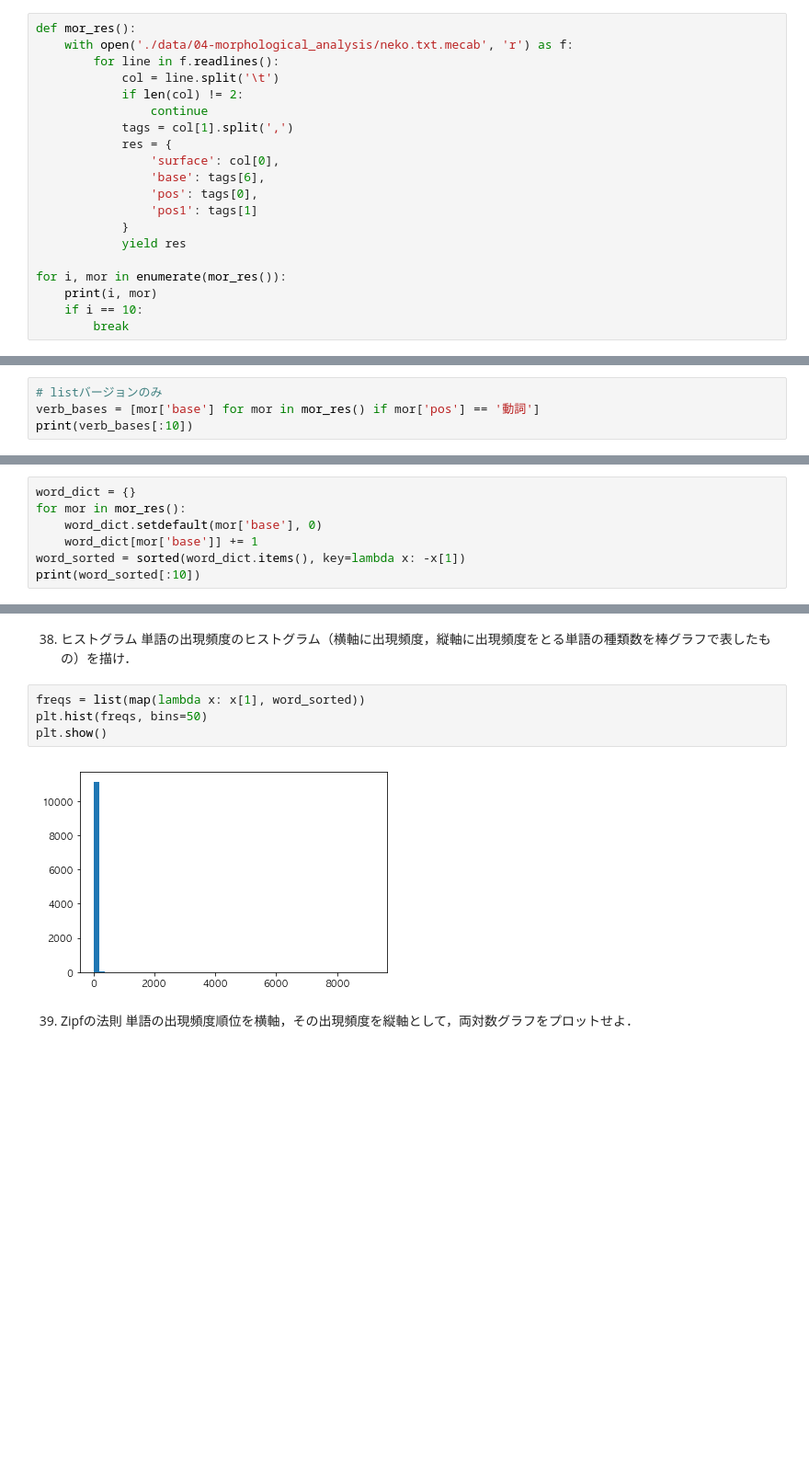
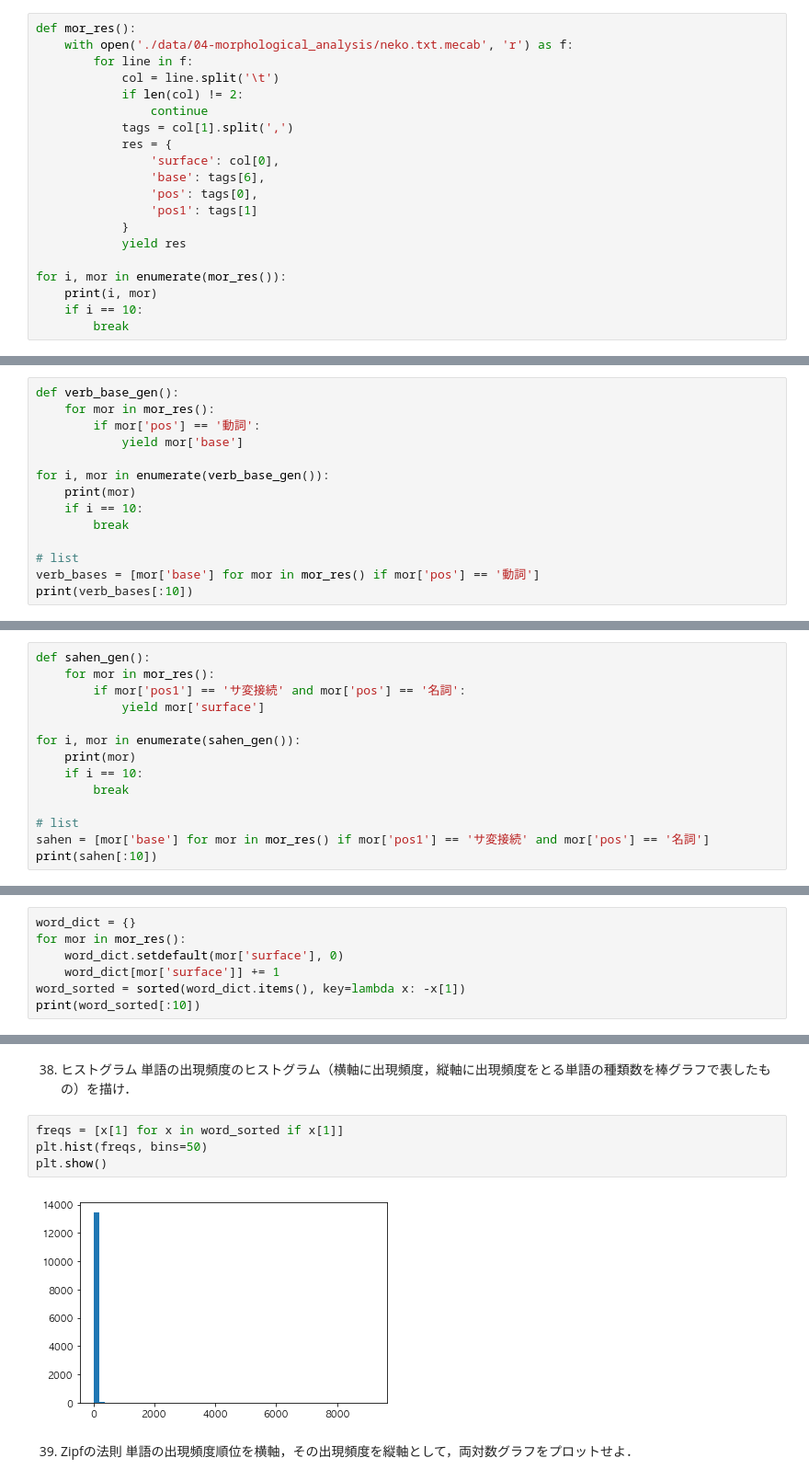
Before and after one commit to tanakaht/nlp100, a Jupyter notebook: 04-morphological_analysis.ipynb, the cells around one changed output, grey strips where cells are left out. Shown at 92% size. Drawn from its saved outputs; the diff is of its cells as text; blank space fills up the shorter version.

```diff
--- a/04-morphological_analysis.ipynb
+++ b/04-morphological_analysis.ipynb
@@ -20,7 +20,7 @@ mecabの出力
 # %%
 def mor_res():
     with open('./data/04-morphological_analysis/neko.txt.mecab', 'r') as f:
-        for line in f.readlines():
+        for line in f:
             col = line.split('\t')
             if len(col) != 2:
                 continue
@@ -83,7 +82,17 @@ print(verb_surfaces[:10])
 32. 動詞の原形
 動詞の原形をすべて抽出せよ．
 # %%
-# listバージョンのみ
+def verb_base_gen():
+    for mor in mor_res():
+        if mor['pos'] == '動詞':
+            yield mor['base']
+
+for i, mor in enumerate(verb_base_gen()):
+    print(mor)
+    if i == 10:
+        break
+
+# list
 verb_bases = [mor['base'] for mor in mor_res() if mor['pos'] == '動詞']
 print(verb_bases[:10])
 # %% [output]
@@ -99,0 +114,14 @@ print(sahen[:10])
+# %%
+def sahen_gen():
+    for mor in mor_res():
+        if mor['pos1'] == 'サ変接続' and mor['pos'] == '名詞':
+            yield mor['surface']
+
+for i, mor in enumerate(sahen_gen()):
+    print(mor)
+    if i == 10:
+        break
+
+# list
+sahen = [mor['base'] for mor in mor_res() if mor['pos1'] == 'サ変接続' and mor['pos'] == '名詞']
+print(sahen[:10])
@@ -188,8 +313,8 @@ for i, cont_noun in enumerate(cont_noun_gen()):
 # %%
 word_dict = {}
 for mor in mor_res():
-    word_dict.setdefault(mor['base'], 0)
-    word_dict[mor['base']] += 1
+    word_dict.setdefault(mor['surface'], 0)
+    word_dict[mor['surface']] += 1
 word_sorted = sorted(word_dict.items(), key=lambda x: -x[1])
 print(word_sorted[:10])
 # %% [output]
@@ -219,11 +344,11 @@ plt.show()
 38. ヒストグラム
 単語の出現頻度のヒストグラム（横軸に出現頻度，縦軸に出現頻度をとる単語の種類数を棒グラフで表したもの）を描け．
 # %%
-freqs = list(map(lambda x: x[1], word_sorted))
+freqs = [x[1] for x in word_sorted if x[1]]
 plt.hist(freqs, bins=50)
 plt.show()
 # %% [output]
-[figure, old version]
+[figure, new version]
 # %% [markdown]
 39. Zipfの法則
 単語の出現頻度順位を横軸，その出現頻度を縦軸として，両対数グラフをプロットせよ．
```
Also changed, not shown: parts of 12 cells of this notebook, 2 other files.
